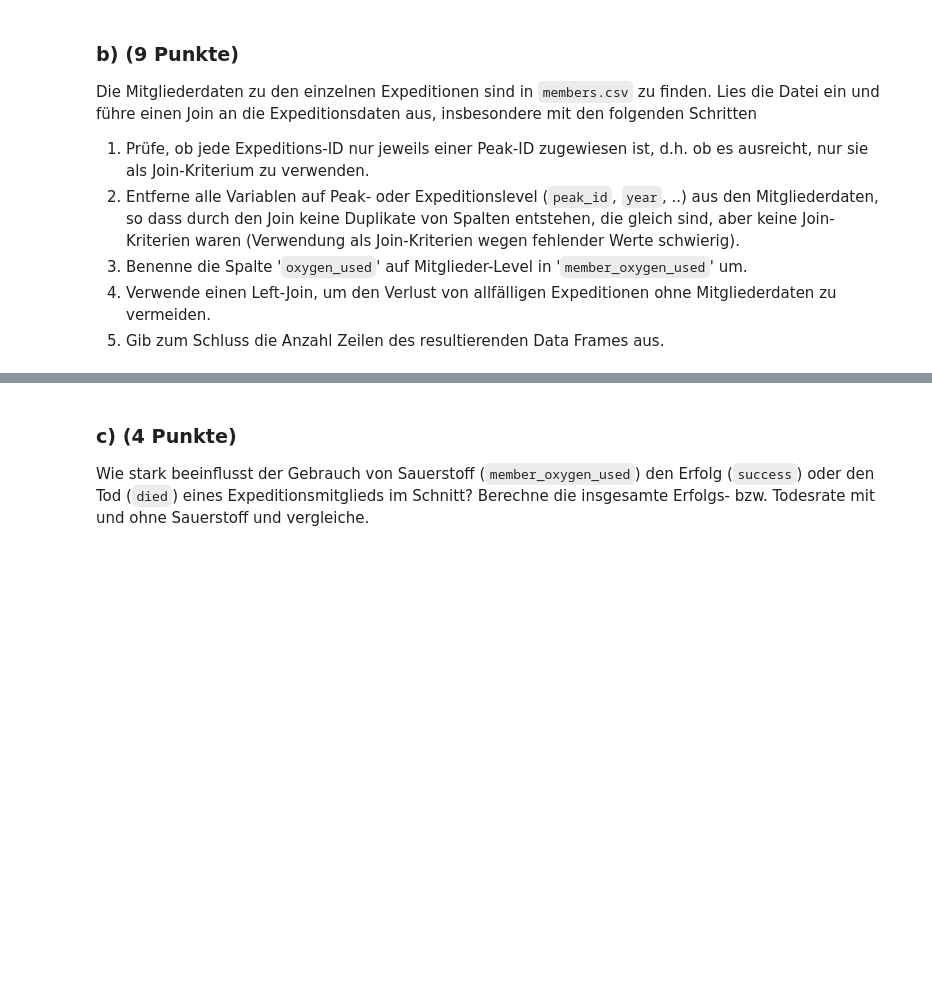
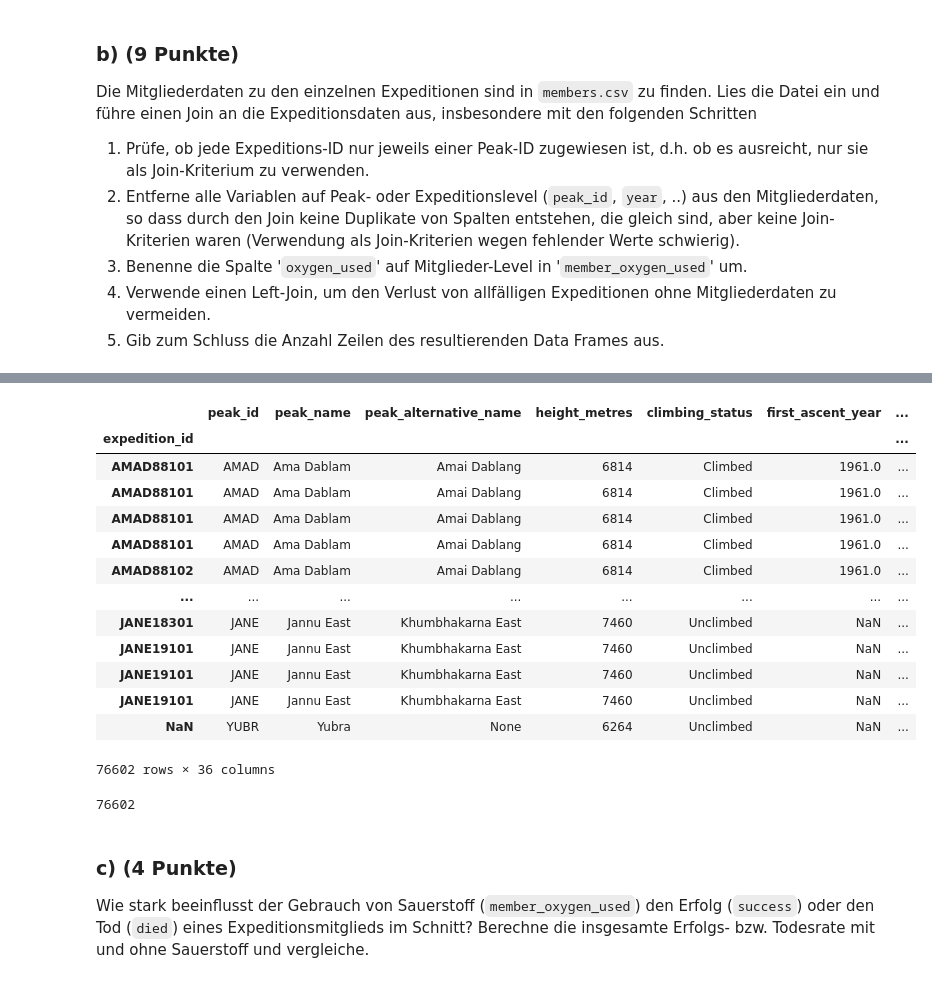
Before and after one commit to staldenhoefler/DataWranglingFHNW, a Jupyter notebook: pythonProject/DAW_Exam_HS23/Pruefung_HS23.ipynb, the cells around one changed output, grey strips where cells are left out. Drawn from its saved outputs; the diff is of its cells as text; code cells hidden in the pictures; blank space fills up the shorter version.

```diff
--- a/pythonProject/DAW_Exam_HS23/Pruefung_HS23.ipynb
+++ b/pythonProject/DAW_Exam_HS23/Pruefung_HS23.ipynb
@@ -332,3 +372,28 @@ Die Mitgliederdaten zu den einzelnen Expeditionen sind in `members.csv` zu finde
+# %%
+df = df.set_index('expedition_id')
+members = members.set_index('expedition_id')
+# %%
+df = df.join(members, on='expedition_id', how='left')
+df
+# %% [output]
+|  | peak_id | peak_name | peak_alternative_name | height_metres | climbing_status | first_ascent_year | ... |
+| expedition_id |  |  |  |  |  |  | ... |
+| AMAD88101 | AMAD | Ama Dablam | Amai Dablang | 6814 | Climbed | 1961.0 | ... |
+| AMAD88101 | AMAD | Ama Dablam | Amai Dablang | 6814 | Climbed | 1961.0 | ... |
+| AMAD88101 | AMAD | Ama Dablam | Amai Dablang | 6814 | Climbed | 1961.0 | ... |
+| AMAD88101 | AMAD | Ama Dablam | Amai Dablang | 6814 | Climbed | 1961.0 | ... |
+| AMAD88102 | AMAD | Ama Dablam | Amai Dablang | 6814 | Climbed | 1961.0 | ... |
+| ... | ... | ... | ... | ... | ... | ... | ... |
+| JANE18301 | JANE | Jannu East | Khumbhakarna East | 7460 | Unclimbed | NaN | ... |
+| JANE19101 | JANE | Jannu East | Khumbhakarna East | 7460 | Unclimbed | NaN | ... |
+| JANE19101 | JANE | Jannu East | Khumbhakarna East | 7460 | Unclimbed | NaN | ... |
+| JANE19101 | JANE | Jannu East | Khumbhakarna East | 7460 | Unclimbed | NaN | ... |
+| NaN | YUBR | Yubra | None | 6264 | Unclimbed | NaN | ... |
+76602 rows × 36 columns
+# %%
+print(df.shape[0])
+# %% [output]
+76602
 # %% [markdown]
 ### c) (4 Punkte)
 
```
Also changed, not shown: parts of 6 cells of this notebook, 4 other files.
